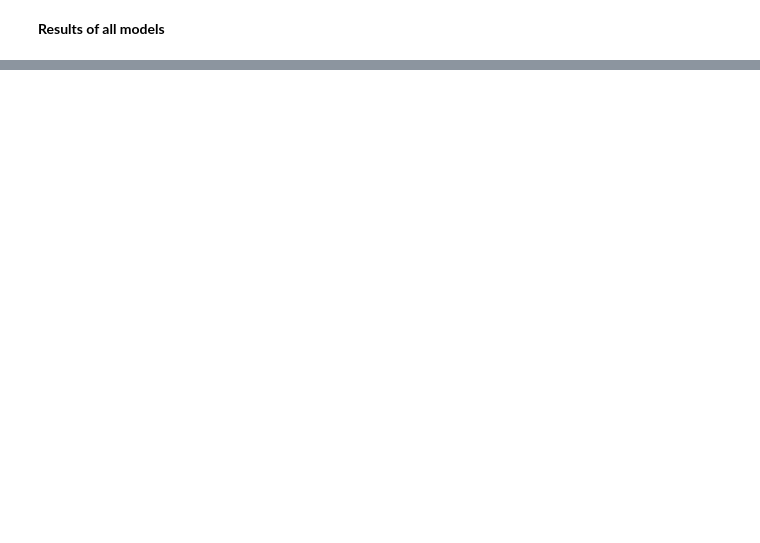
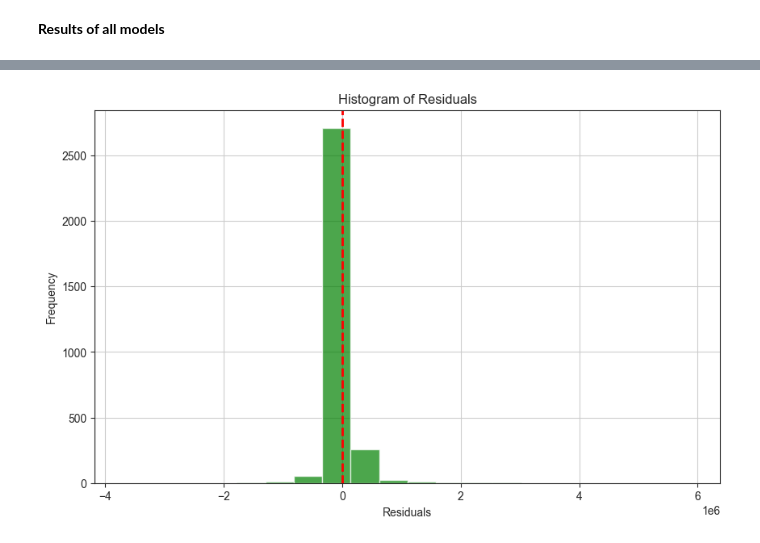
Before and after one commit to RohitKrish46/car-price-predictor, a Jupyter notebook: Feature_engineering.ipynb, the cells around one changed output, grey strips where cells are left out. Cells and saved outputs as stored; diff of their text form; code cells hidden in the pictures; blank space fills up the shorter version.

```diff
--- a/Feature_engineering.ipynb
+++ b/Feature_engineering.ipynb
@@ -402,0 +560,12 @@ pd.DataFrame(list(zip(model_list, r2_list)), columns=["Model Name", "R2 Score"])
+# %%
+# Histogram of residuals
+plt.figure(figsize=(10, 6))
+plt.hist(residuals, bins=20, color='green', alpha=0.7)
+plt.axvline(0, color='red', linestyle='--', linewidth=2)
+plt.xlabel('Residuals')
+plt.ylabel('Frequency')
+plt.title('Histogram of Residuals')
+plt.grid(True)
+plt.show()
+# %% [output]
+[figure, added]
```
Also changed, not shown: parts of 19 cells of this notebook, 1 other file.
